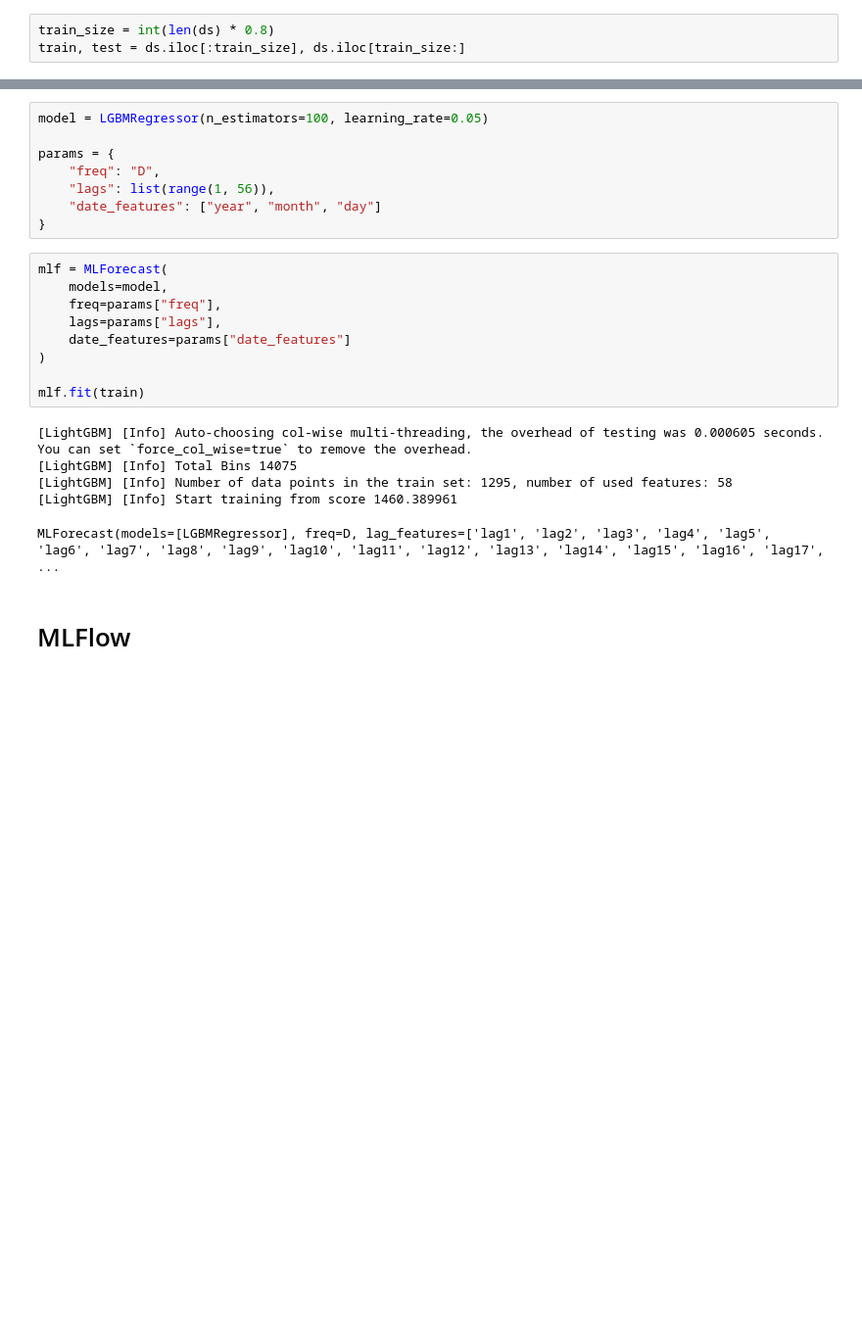
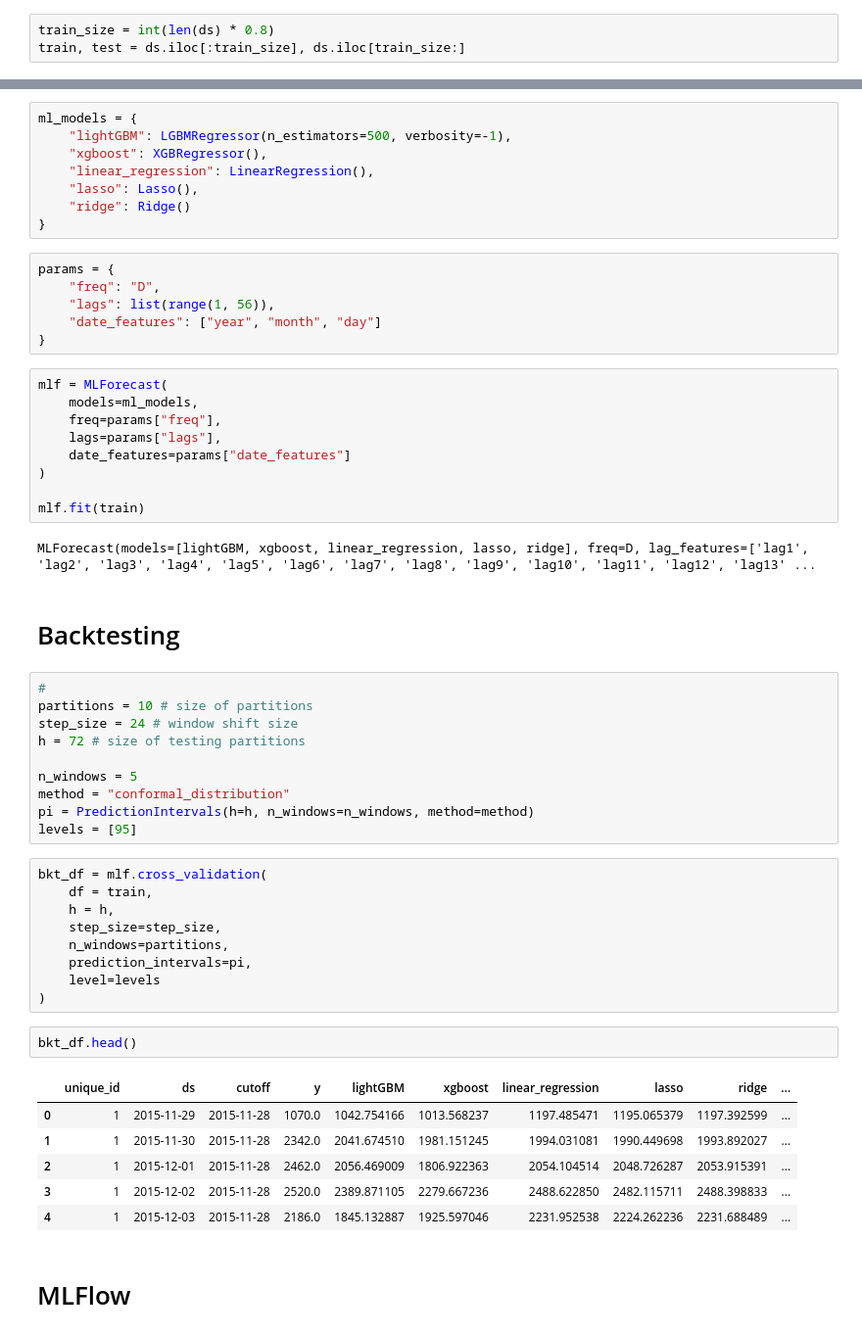
Before and after one commit to aizhanmaksatbek/forecasting_service, a Jupyter notebook: experiment/experiment.ipynb, the cells around one changed output, grey strips where cells are left out. Shown at 98% size. Cells and saved outputs as stored; diff of their text form; blank space fills up the shorter version.

Commit message:
Added backtesting experiment.

```diff
--- a/experiment/experiment.ipynb
+++ b/experiment/experiment.ipynb
@@ -58,6 +66,12 @@ train, test = ds.iloc[:train_size], ds.iloc[train_size:]
+# %%
+ml_models = {
+    "lightGBM": LGBMRegressor(n_estimators=500, verbosity=-1),
+    "xgboost": XGBRegressor(),
+    "linear_regression": LinearRegression(),
+    "lasso": Lasso(),
+    "ridge": Ridge()
+}
 # %%
-model = LGBMRegressor(n_estimators=100, learning_rate=0.05)
-
 params = {
     "freq": "D",
     "lags": list(range(1, 56)),
@@ -65,7 +79,7 @@ params = {
 }
 # %%
 mlf = MLForecast(
-    models=model,
+    models=ml_models,
     freq=params["freq"],
     lags=params["lags"],
     date_features=params["date_features"]
@@ -73,12 +87,37 @@ mlf = MLForecast(
 
 mlf.fit(train)
 # %% [output]
-[LightGBM] [Info] Auto-choosing col-wise multi-threading, the overhead of testing was 0.000605 seconds.
-You can set `force_col_wise=true` to remove the overhead.
-[LightGBM] [Info] Total Bins 14075
-[LightGBM] [Info] Number of data points in the train set: 1295, number of used features: 58
-[LightGBM] [Info] Start training from score 1460.389961
+MLForecast(models=[lightGBM, xgboost, linear_regression, lasso, ridge], freq=D, lag_features=['lag1', 'lag2', 'lag3', 'lag4', 'lag5', 'lag6', 'lag7', 'lag8', 'lag9', 'lag10', 'lag11', 'lag12', 'lag13' ...
-MLForecast(models=[LGBMRegressor], freq=D, lag_features=['lag1', 'lag2', 'lag3', 'lag4', 'lag5', 'lag6', 'lag7', 'lag8', 'lag9', 'lag10', 'lag11', 'lag12', 'lag13', 'lag14', 'lag15', 'lag16', 'lag17', ...
+# %% [markdown]
+# Backtesting
+# %%
+#
+partitions = 10 # size of partitions
+step_size = 24 # window shift size
+h = 72 # size of testing partitions
+
+n_windows = 5
+method = "conformal_distribution"
+pi = PredictionIntervals(h=h, n_windows=n_windows, method=method)
+levels = [95]
+# %%
+bkt_df = mlf.cross_validation(
+    df = train,
+    h = h,
+    step_size=step_size,
+    n_windows=partitions,
+    prediction_intervals=pi,
+    level=levels
+)
+# %%
+bkt_df.head()
+# %% [output]
+|  | unique_id | ds | cutoff | y | lightGBM | xgboost | linear_regression | lasso | ridge | ... |
+| 0 | 1 | 2015-11-29 | 2015-11-28 | 1070.0 | 1042.754166 | 1013.568237 | 1197.485471 | 1195.065379 | 1197.392599 | ... |
+| 1 | 1 | 2015-11-30 | 2015-11-28 | 2342.0 | 2041.674510 | 1981.151245 | 1994.031081 | 1990.449698 | 1993.892027 | ... |
+| 2 | 1 | 2015-12-01 | 2015-11-28 | 2462.0 | 2056.469009 | 1806.922363 | 2054.104514 | 2048.726287 | 2053.915391 | ... |
+| 3 | 1 | 2015-12-02 | 2015-11-28 | 2520.0 | 2389.871105 | 2279.667236 | 2488.622850 | 2482.115711 | 2488.398833 | ... |
+| 4 | 1 | 2015-12-03 | 2015-11-28 | 2186.0 | 1845.132887 | 1925.597046 | 2231.952538 | 2224.262236 | 2231.688489 | ... |
 # %% [markdown]
 # MLFlow
 # %%
```
Also changed, not shown: parts of 5 cells of this notebook, 1 other file.
